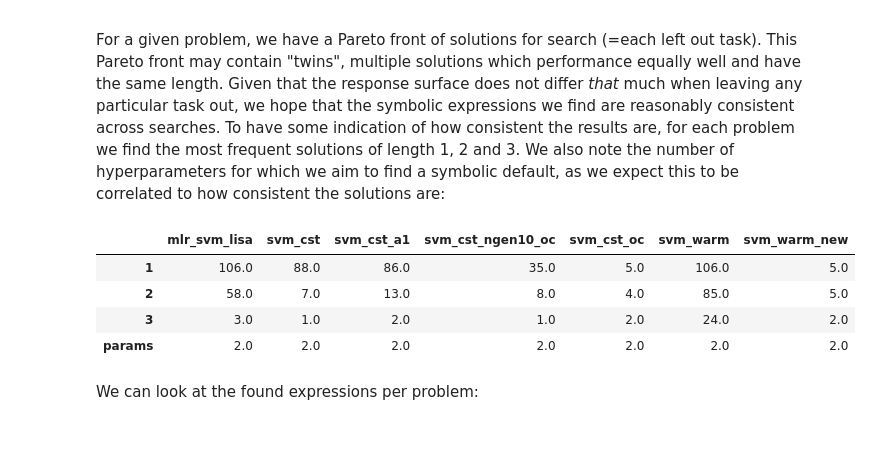
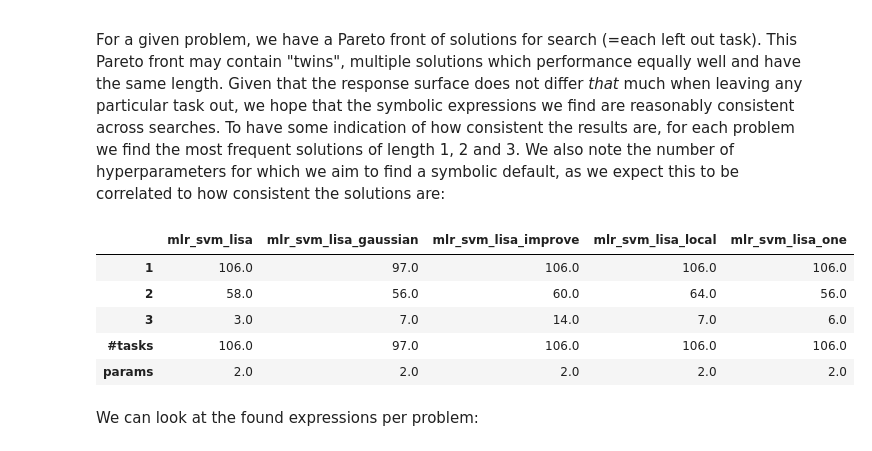
Before and after one commit to PGijsbers/symbolicdefaults, a Jupyter notebook: LogParsing.ipynb, the cells around one changed output. Cells and saved outputs as stored; diff of their text form; code cells hidden in the pictures.

```diff
--- a/LogParsing.ipynb
+++ b/LogParsing.ipynb
@@ -7,9 +7,9 @@ import pandas as pd
 
 class Trace:
 
-    def __init__(self, filename: str, benchmarks=None):
+    def __init__(self, filename: str, benchmarks=None, ignore=None):
         self.baseline = set(benchmarks) if benchmarks else set()
-        self.scores, self.expressions, generations_by_task, self.baseline = parse_log(filename, baseline=self.baseline)
+        self.scores, self.expressions, generations_by_task, self.baseline = parse_log(filename, baseline=self.baseline,ignore=ignore)
         self.comparison, self.d_scores = comparisons(self.scores)
         self.in_comparison, self.in_d_scores = comparisons(self.scores, sample="in-sample")
         self.generations_by_task = pd.Series(generations_by_task, name="generations")
@@ -22,18 +22,21 @@ class Trace:
             # print(f" Found {len(expressions):3d} expressions of length {length}. Most frequent: {m} ({expressions.count(m)} times)")
 
 
-def parse_log(file, with_prefix=False, baseline=None):
+def parse_log(file, with_prefix=False, baseline=None, ignore=None):
     with open(file) as fh:
         lines = fh.readlines()
+
+    # ignore lines with an expression that is asked to be ignored
+    lines = [line for line in lines if not any([i in line for i in ignore])]
 
     p = 'INFO:root:' if with_prefix else ''
 
     definitions = [line for line in lines if ':=' in line]
     baseline = baseline if baseline else set()
 
-    print("The predefined defaults are:")
+    print("The predefined defaults are (may show a repeat):")
     for line in definitions:
-        if ':=' in line:
+        if ':=' in line and [i in line for i in ignore]:
             print(f" * {line[len(p):-1]}")
             baseline.add(line[len(p):].split(' :=')[0])
 
@@ -63,7 +66,7 @@ def parse_log(file, with_prefix=False, baseline=None):
 
     for task_start, in_start, out_start, next_task in zip(task_starts, in_sample_starts,
                                                           out_sample_starts,
-                                                          task_starts[1:] + [-len(baseline)*2]):
+                                                          task_starts[1:] + [-(len(baseline)*2 + 1)]):
         # start line looks like: INFO:root:START_TASK: 29\n
         task = int(lines[task_start][:-1].split(": ")[-1])
 
@@ -204,6 +207,10 @@ The **baseline** solutions are typically the default hyperparameter settings of
 # %% [markdown]
 We read all the logs, because some logs are incomplete we have to explicitly give the name of the baselines (this will be fixed for future runs).
 # %%
+alg = 'mlr_svm_lisa'
+run_one = f"mlr_svm_lisa_gaussian"
+run_two = f"{alg}_cst"
+
 import os
 baselines = dict(
     glmnet=["mlr_default", "sklearn_default"],
@@ -215,10 +222,11 @@ baselines = dict(
 )
 traces = {}
 for file in os.listdir('runs'):
-    if file.endswith('.log') and 'svm' in file:
+    if file.endswith('.log') and alg in file:
+        print(file)
         baseline = []
         for method, bls in baselines.items():
             if method in file:
                 baseline = bls
-        traces[file[:-4]] = Trace(os.path.join('runs', file), benchmarks=baseline)
+        traces[file[:-4]] = Trace(os.path.join('runs', file), benchmarks=baseline, ignore=["const", "symbolic_v2"])
 # %% [output]
@@ -278,22 +284,24 @@ This Pareto front may contain "twins", multiple solutions which performance equa
 Given that the response surface does not differ *that* much when leaving any particular task out, we hope that the symbolic expressions we find are reasonably consistent across searches.
 To have some indication of how consistent the results are, for each problem we find the most frequent solutions of length 1, 2 and 3. We also note the number of hyperparameters for which we aim to find a symbolic default, as we expect this to be correlated to how consistent the solutions are:
 # %%
-expr_count = pd.DataFrame(np.zeros((4, len(traces))), columns=list(traces), index=[1, 2, 3, "params"])
+expr_count = pd.DataFrame(np.zeros((5, len(traces))), columns=list(traces), index=[1, 2, 3, "#tasks", "params"])
 for log, trace in traces.items():
     for length, expressions in sorted(trace.expressions.items()):
         if 0 < length < 4:
             m = max(set(expressions), key=expressions.count)
             expr_count.loc[length][log] = expressions.count(m)
             # print(f" Found {len(expressions):3d} expressions of length {length}. Most frequent: {m} ({expressions.count(m)} times)")
             if length == 1:
+                expr_count.loc["#tasks"][log] = len(trace.scores) / 2
                 expr_count.loc["params"][log] = m.count(',') + 1
 expr_count
 # %% [output]
-|  | mlr_svm_lisa | svm_cst | svm_cst_a1 | svm_cst_ngen10_oc | svm_cst_oc | svm_warm | svm_warm_new |
-| 1 | 106.0 | 88.0 | 86.0 | 35.0 | 5.0 | 106.0 | 5.0 |
-| 2 | 58.0 | 7.0 | 13.0 | 8.0 | 4.0 | 85.0 | 5.0 |
-| 3 | 3.0 | 1.0 | 2.0 | 1.0 | 2.0 | 24.0 | 2.0 |
-| params | 2.0 | 2.0 | 2.0 | 2.0 | 2.0 | 2.0 | 2.0 |
+|  | mlr_svm_lisa | mlr_svm_lisa_gaussian | mlr_svm_lisa_improve | mlr_svm_lisa_local | mlr_svm_lisa_one |
+| 1 | 106.0 | 97.0 | 106.0 | 106.0 | 106.0 |
+| 2 | 58.0 | 56.0 | 60.0 | 64.0 | 56.0 |
+| 3 | 3.0 | 7.0 | 14.0 | 7.0 | 6.0 |
+| #tasks | 106.0 | 97.0 | 106.0 | 106.0 | 106.0 |
+| params | 2.0 | 2.0 | 2.0 | 2.0 | 2.0 |
 # %% [markdown]
 We can look at the found expressions per problem:
 # %%
```
Also changed, not shown: parts of 18 cells of this notebook.
